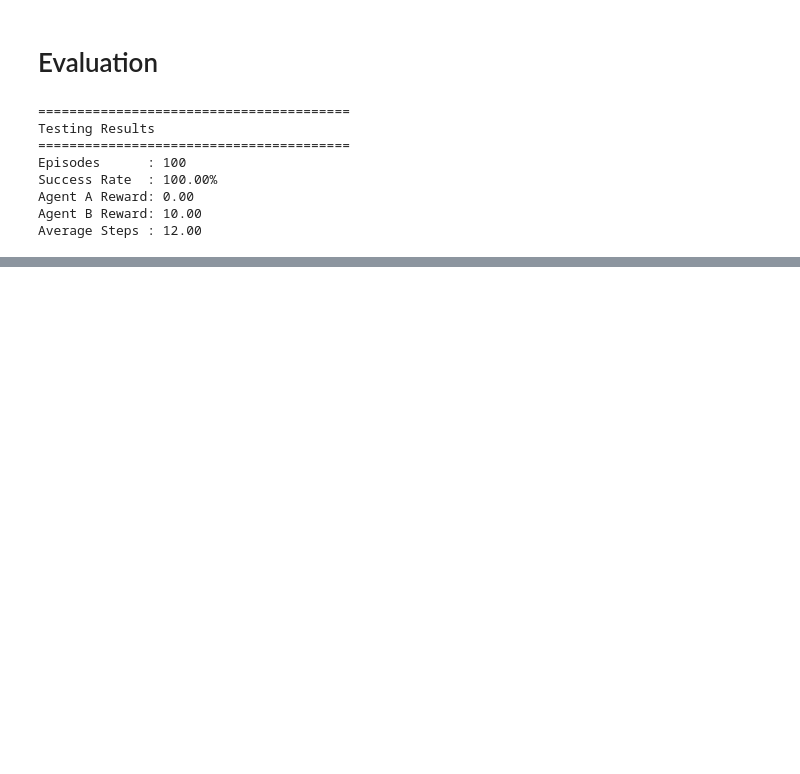
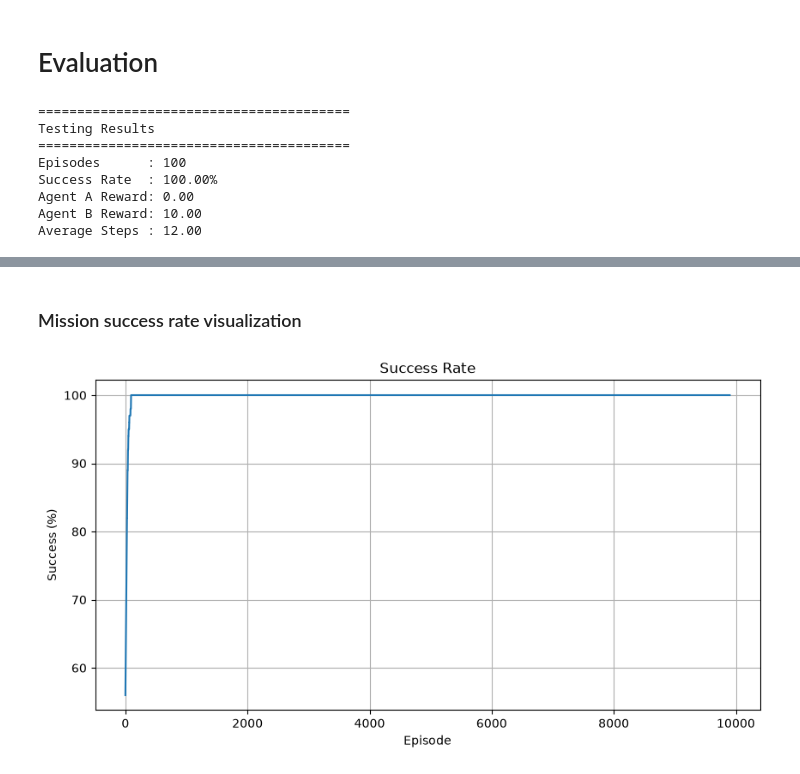
Before and after one commit to sajib1619/Tabular-Q-Learning-Multi_Agent, a Jupyter notebook: Tabular Q-Learning Multi-Agent.ipynb, the cells around one changed output, grey strips where cells are left out. Cells and saved outputs as stored; diff of their text form; code cells hidden in the pictures; blank space fills up the shorter version.

```diff
--- a/Tabular Q-Learning Multi-Agent.ipynb
+++ b/Tabular Q-Learning Multi-Agent.ipynb
@@ -993,0 +1039,22 @@ Average Steps : 12.00
+# %% [markdown]
+### Mission success rate visualization
+# %%
+window = 100
+
+success_rate = moving_average(
+    states.ep_done,
+    window
+)
+
+success_rate = np.array(
+    success_rate
+) * 100
+
+show_fig(
+    success_rate,
+    "Success Rate",
+    "Episode",
+    "Success (%)"
+)
+# %% [output]
+[figure, added]
```
Also changed, not shown: parts of 16 cells of this notebook.
